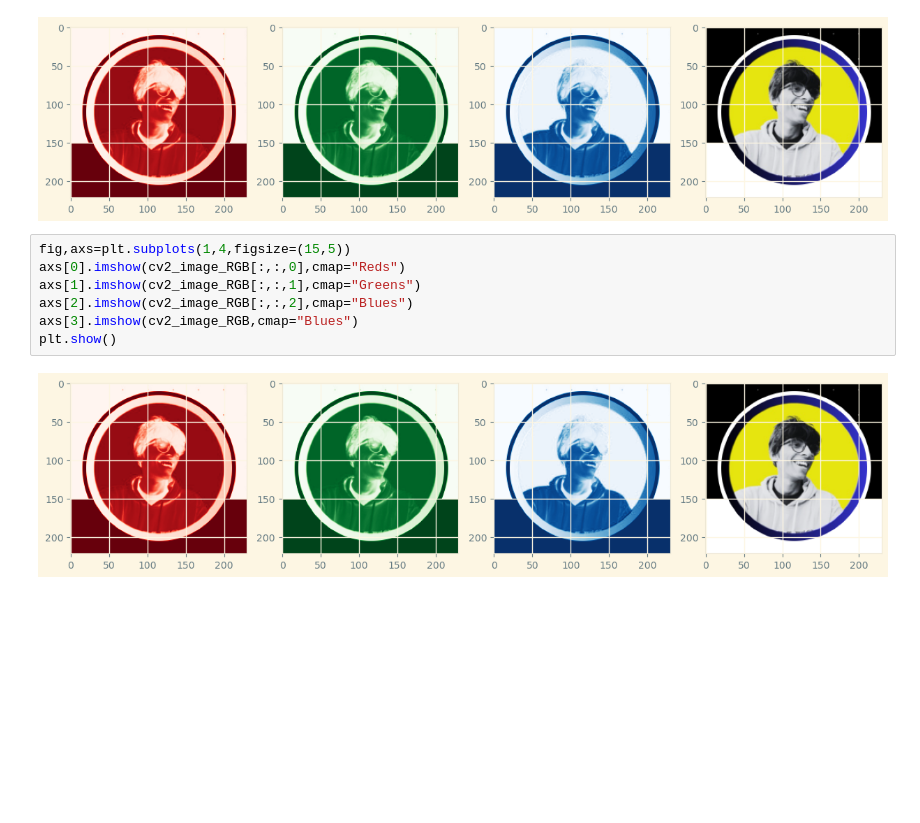
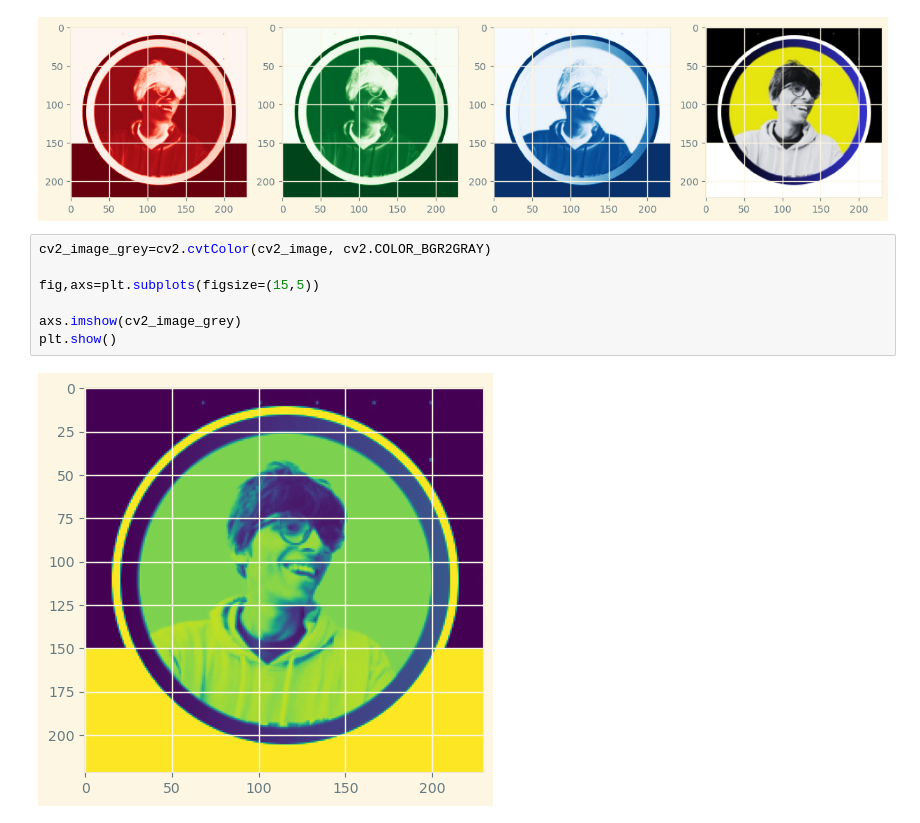
Before and after one commit to Sameershrinath/5th_sem, a Jupyter notebook: PYTHON/Image_processing/OpenCV.ipynb, the cells around one changed output. Drawn from its saved outputs; the diff is of its cells as text; blank space fills up the shorter version.

```diff
--- a/PYTHON/Image_processing/OpenCV.ipynb
+++ b/PYTHON/Image_processing/OpenCV.ipynb
@@ -112,12 +112,12 @@ axs[3].imshow(cv2_image_RGB,cmap="Blues")
 plt.show()
 # %% [output]
 [figure]
-# %%
-fig,axs=plt.subplots(1,4,figsize=(15,5))
-axs[0].imshow(cv2_image_RGB[:,:,0],cmap="Reds")
-axs[1].imshow(cv2_image_RGB[:,:,1],cmap="Greens")
-axs[2].imshow(cv2_image_RGB[:,:,2],cmap="Blues")
-axs[3].imshow(cv2_image_RGB,cmap="Blues")
-plt.show()
-# %% [output]
-[figure, removed]
+# %%
+cv2_image_grey=cv2.cvtColor(cv2_image, cv2.COLOR_BGR2GRAY)
+
+fig,axs=plt.subplots(figsize=(15,5))
+
+axs.imshow(cv2_image_grey)
+plt.show()
+# %% [output]
+[figure, added]
```
Also changed, not shown: parts of 2 cells of this notebook.
